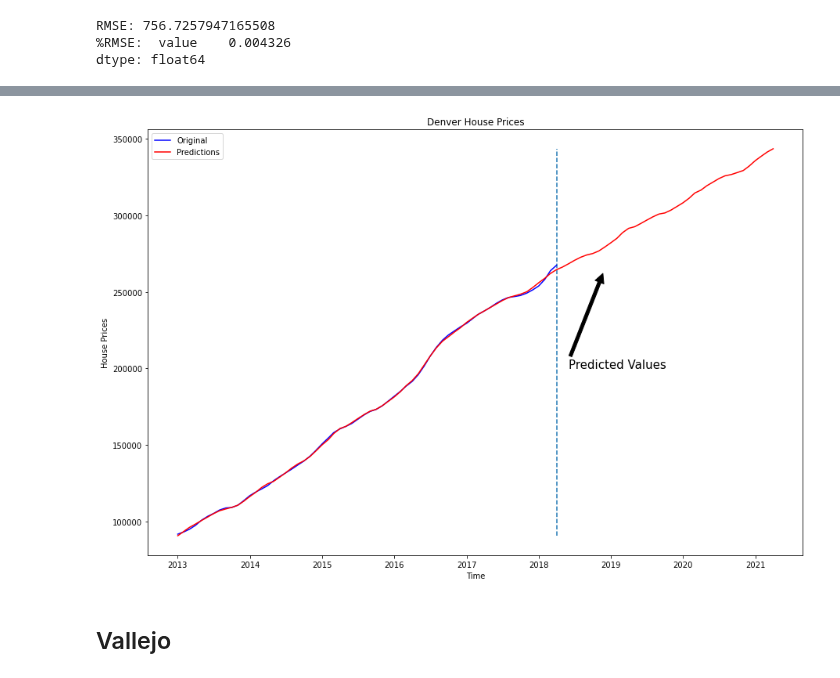
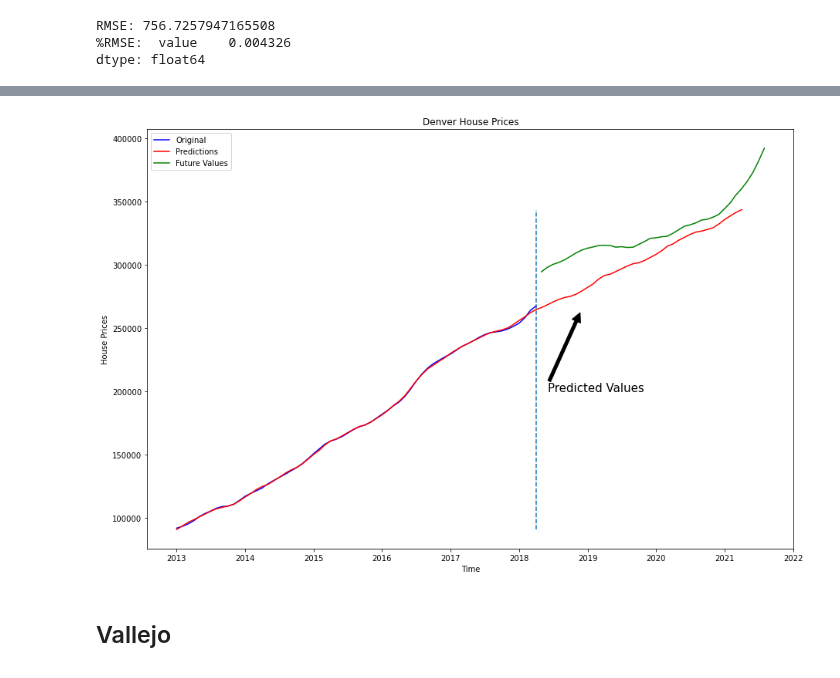
Before and after one commit to fivearm/Phase_4_Project, a Jupyter notebook: check.ipynb, the cells around one changed output, grey strips where cells are left out. Cells and saved outputs as stored; diff of their text form; code cells hidden in the pictures.

Commit message:
added new data

```diff
--- a/check.ipynb
+++ b/check.ipynb
@@ -20,6 +20,7 @@ df = pd.read_csv('data/zillow_data.csv')
 lumber = pd.read_csv('data/plywood_prices.csv')
 concrete = pd.read_csv('data/concrete_prices.csv')
 income = pd.read_csv('data/Median_household_income.csv')
+df_1 = pd.read_csv('data/new_zillow_data.csv')
 df.head()
 # %% [output]
 |  | RegionID | RegionName | City | State | Metro | CountyName | SizeRank | 1996-04 | 1996-05 | 1996-06 | ... |
@@ -29,3 +30,9 @@ df.head()
 | 3 | 84616 | 60614 | Chicago | IL | Chicago | Cook | 4 | 498100.0 | 500900.0 | 503100.0 | ... |
 | 4 | 93144 | 79936 | El Paso | TX | El Paso | El Paso | 5 | 77300.0 | 77300.0 | 77300.0 | ... |
 5 rows × 272 columns
+# %%
+try:
+    df_1.drop(['StateName', 'RegionType'], axis = 1, inplace=True)
+except:
+    pass
+df_1.head()
@@ -254,3 +269,6 @@ memory usage: 285.7+ MB
 df_melt.time.min(), df_melt.time.max()
 # %% [output]
 (Timestamp('1996-04-01 00:00:00'), Timestamp('2018-04-01 00:00:00'))
+# %%
+df_melt_1 = melt_data(df_1)
+df_melt_1.head()
@@ -583,0 +648,4 @@ future_forecast = model.predict(future)
+# %%
+future = df_melt_1[df_melt_1['RegionName'] == 80216]
+future = future[future['time'] >= '2018-04-01']
+future.head()
@@ -584,24 +659,25 @@ future_forecast = model.predict(future)
 # %%
 fig, ax = plt.subplots()
 
 x = future_forecast[future_forecast['ds'] == '2018-06-01']['ds']
 x_1 = future_forecast[future_forecast['ds'] == '2018-12-01']['ds']
 
 sns.lineplot(original['time'], original['value'],
              label='Original', color='blue')
 sns.lineplot(
     future_forecast['ds'], future_forecast['yhat'], label='Predictions', color='r')
+sns.lineplot(future['time'], future['value'], label = 'Future Values', color = 'Green')
 plt.vlines(x=original['time'].max(), ymin=future_forecast['yhat'].min(
 ) - 5, ymax=future_forecast['yhat'].max() + 5, linestyles='dashed')
 ax.set_title('Denver House Prices')
 ax.set_ylabel('House Prices')
 ax.set_xlabel('Time')
 plt.legend(loc='best')
 ax.text(x, 200000, 'Predicted Values', fontsize=15)
 ax.annotate('', xy=(x_1, 265000), xytext=(x, 205000),
             arrowprops=dict(facecolor='black', shrink=0.05));
 # %% [output]
-[figure, old version]
+[figure, new version]
 # %% [markdown]
 ## Vallejo
 # %%
```
Also changed, not shown: parts of 58 cells of this notebook, 3 other files.
